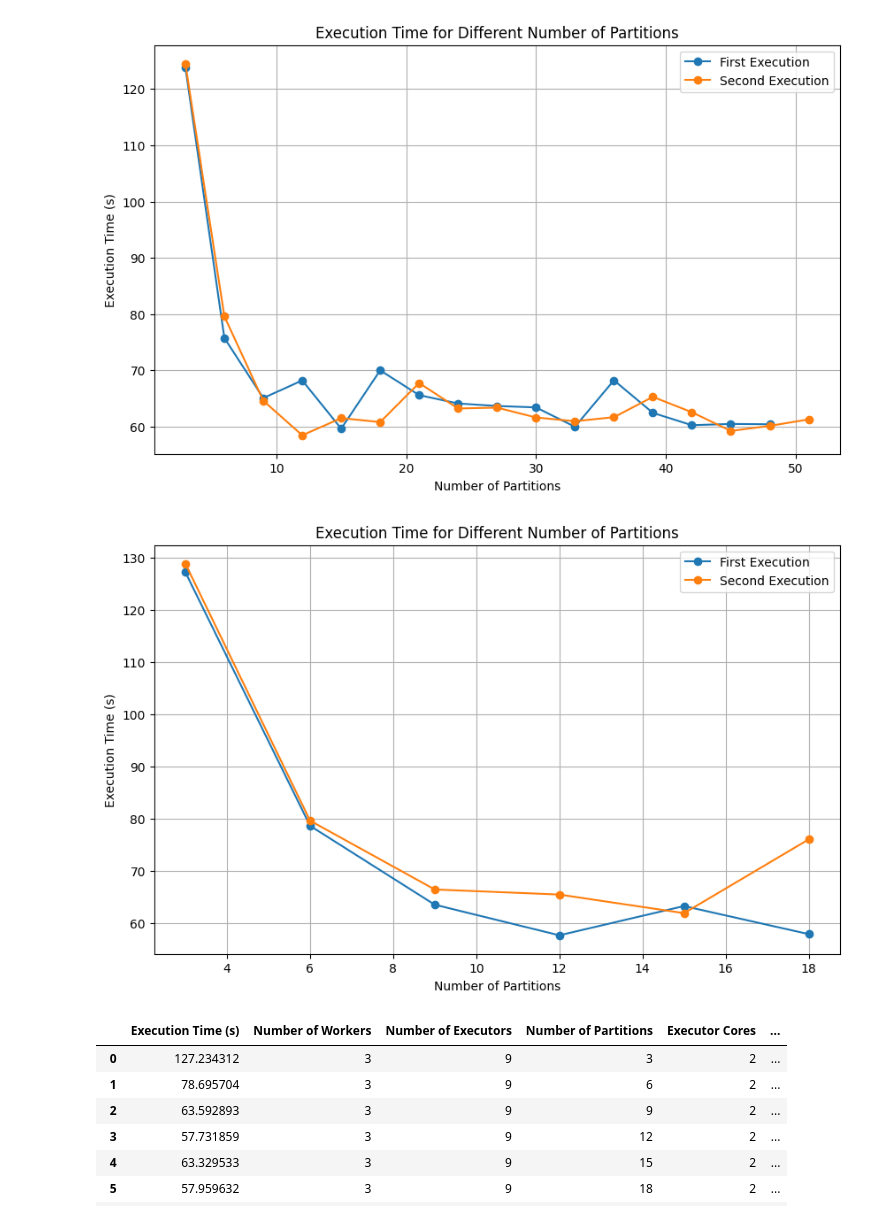
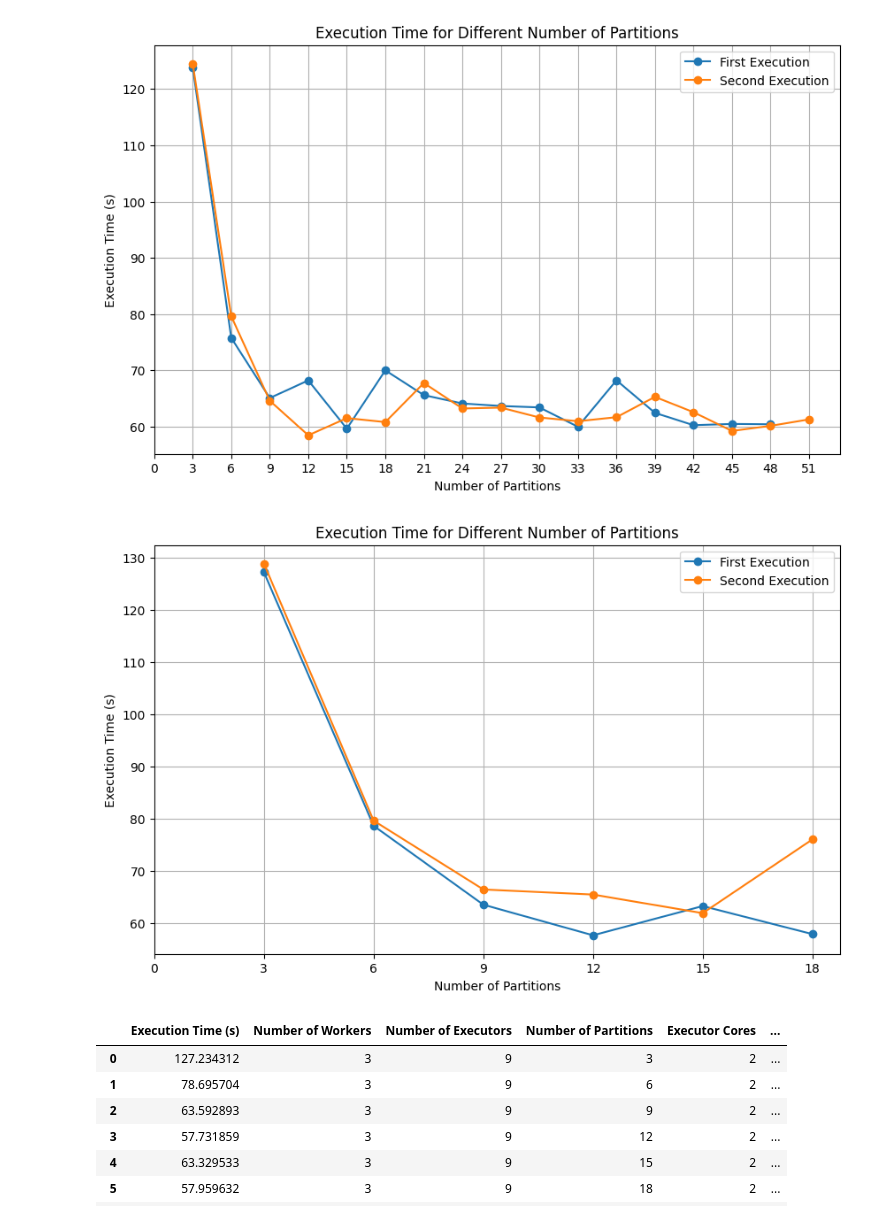
Before and after one commit to ddutjnrevenge-universe/DE_assignments, a Jupyter notebook: 080824/SparkScripts/spark_apps/test.ipynb, the cells around one changed output. Cells and saved outputs as stored; diff of their text form; code cells hidden in the pictures.

```diff
--- a/080824/SparkScripts/spark_apps/test.ipynb
+++ b/080824/SparkScripts/spark_apps/test.ipynb
@@ -7,7 +7,7 @@ import matplotlib.pyplot as plt
 df1 = pd.read_csv(r'F:\FPT\DE_assignments\080824\SparkScripts\input\results\execution_statistics.csv')
 df2 = pd.read_csv(r'F:\FPT\DE_assignments\080824\SparkScripts\input\results\execution_statistics_2.csv')
 # df.sort_values(by='Execution Time (s)', ascending=True)
-
+xticks = np.arange(0, 52, 3)
 # Plot 2 separate line for each df
 # plot 2 separate lines for df1 and df2
 plt.figure(figsize=(10, 6))
@@ -17,31 +17,33 @@ plt.title('Execution Time for Different Number of Partitions')
 plt.xlabel('Number of Partitions')
 plt.ylabel('Execution Time (s)')
 plt.grid(True)
+plt.xticks(xticks)
 plt.legend()
 plt.show()
 # %% [output]
-[figure, old version]
+[figure, new version]
 # %%
 df_another_dataset = pd.read_csv(r'F:\FPT\DE_assignments\080824\SparkScripts\input\results\execution_statistics_dataset2.csv')
 
 # split into 2 dataframes
 # df1 is from row 0 to 6
 df3 = df_another_dataset.iloc[0:6, :]
 # df2 is from row 7 to 13
 df4 = df_another_dataset.iloc[7:13, :]
-
+xticks = np.arange(0, 21, 3)
 # plot 2 separate lines for df1 and df2
 plt.figure(figsize=(10, 6))
 plt.plot(df3['Number of Partitions'], df3['Execution Time (s)'], marker='o', label='First Execution')
 plt.plot(df4['Number of Partitions'], df4['Execution Time (s)'], marker='o', label='Second Execution')
 plt.title('Execution Time for Different Number of Partitions')
 plt.xlabel('Number of Partitions')
 plt.ylabel('Execution Time (s)')
 plt.grid(True)
+plt.xticks(xticks)
 plt.legend()
 plt.show()
 # %% [output]
-[figure, old version]
+[figure, new version]
 # %%
 df_another_dataset
 # %% [output]
```
Also changed, not shown: 3 other files.
